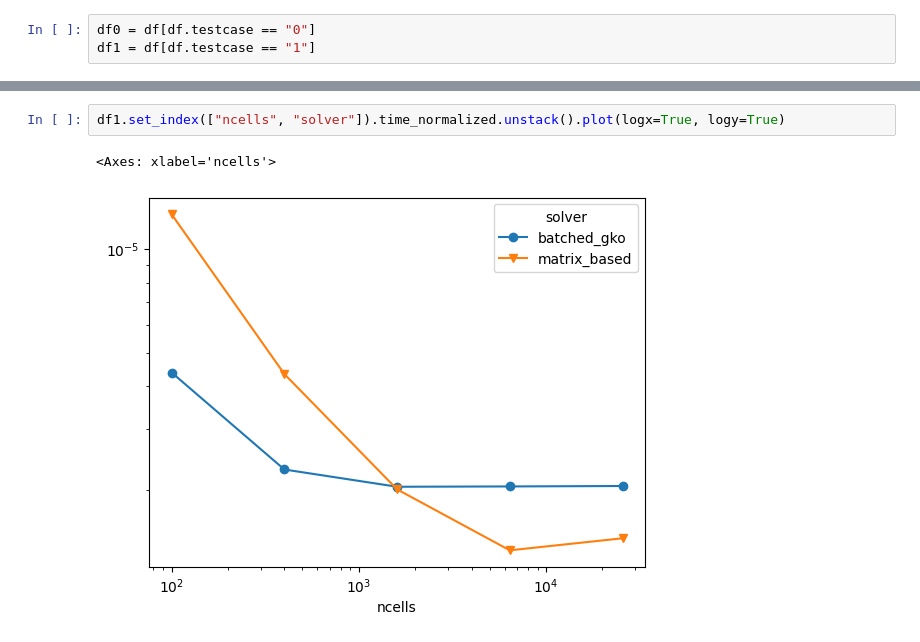
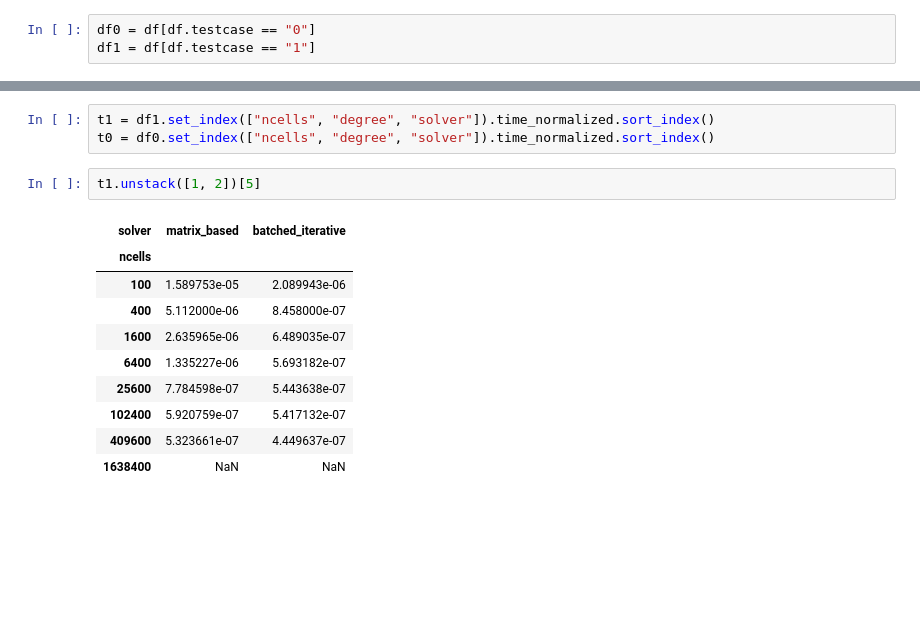
Before and after one commit to MarcelKoch/data-analysis, a Jupyter notebook: cse-batched/testing.ipynb, the cells around one changed output, grey strips where cells are left out. Saved outputs shown, nothing was run; the diff lists cells and outputs as text; blank space fills up the shorter version.

```diff
--- a/cse-batched/testing.ipynb
+++ b/cse-batched/testing.ipynb
@@ -73,5 +84,16 @@ df0.set_index(["ncells", "solver"]).time_normalized.unstack().plot(logx=True, lo
-# %%
-df1.set_index(["ncells", "solver"]).time_normalized.unstack().plot(logx=True, logy=True)
-# %% [output]
-<Axes: xlabel='ncells'>
-[figure, removed]
+# %%
+t1 = df1.set_index(["ncells", "degree", "solver"]).time_normalized.sort_index()
+t0 = df0.set_index(["ncells", "degree", "solver"]).time_normalized.sort_index()
+# %%
+t1.unstack([1, 2])[5]
+# %% [output]
+| solver | matrix_based | batched_iterative |
+| ncells |  |  |
+| 100 | 1.589753e-05 | 2.089943e-06 |
+| 400 | 5.112000e-06 | 8.458000e-07 |
+| 1600 | 2.635965e-06 | 6.489035e-07 |
+| 6400 | 1.335227e-06 | 5.693182e-07 |
+| 25600 | 7.784598e-07 | 5.443638e-07 |
+| 102400 | 5.920759e-07 | 5.417132e-07 |
+| 409600 | 5.323661e-07 | 4.449637e-07 |
+| 1638400 | NaN | NaN |
```
Also changed, not shown: parts of 10 cells of this notebook.
